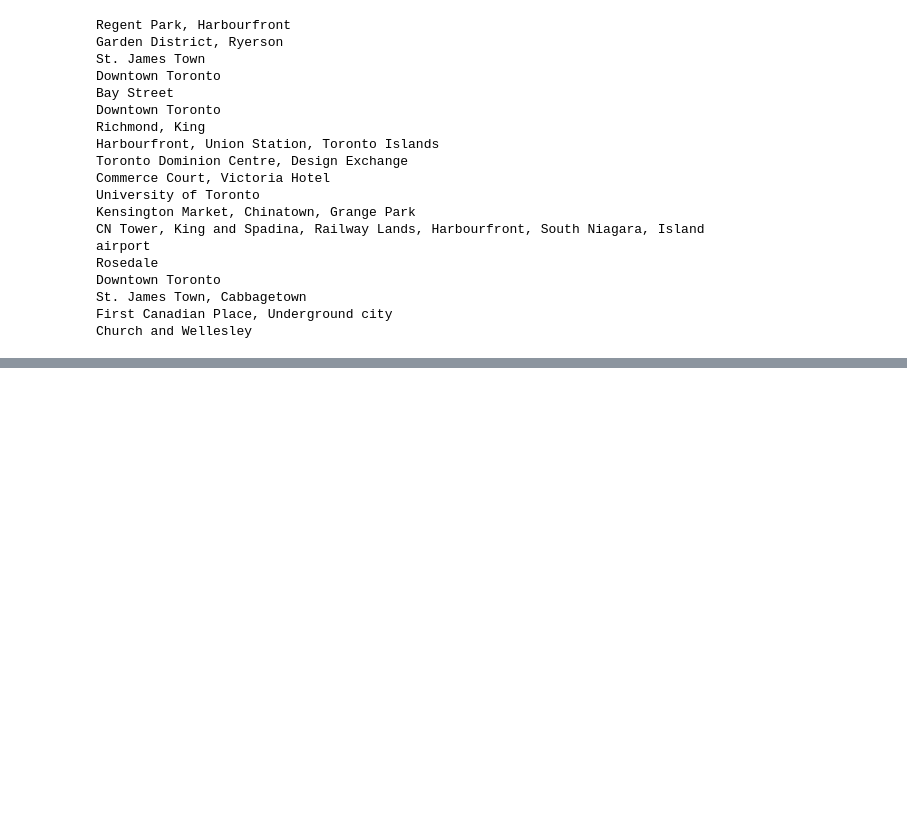
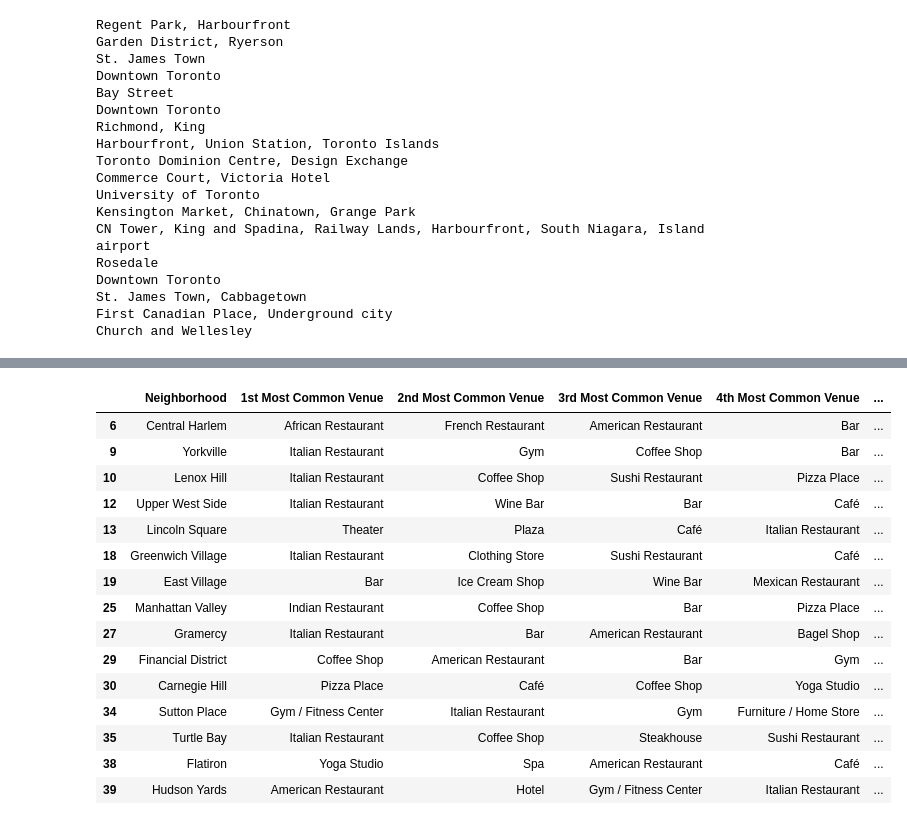
Before and after one commit to VishalCKava/Coursera_Capstone, a Jupyter notebook: CourseraCapstone.ipynb, the cells around one changed output, grey strips where cells are left out. Cells and saved outputs as stored; diff of their text form; code cells hidden in the pictures; blank space fills up the shorter version.

```diff
--- a/CourseraCapstone.ipynb
+++ b/CourseraCapstone.ipynb
@@ -585,0 +1031,21 @@ There are 209 uniques categories.
+# %%
+num_top_venues = 10
+
+indicators = ['st', 'nd', 'rd']
+
+# create columns according to number of top venues
+columns = ['Neighborhood']
+for ind in np.arange(num_top_venues):
+    try:
+        columns.append('{}{} Most Common Venue'.format(ind+1, indicators[ind]))
+    except:
+        columns.append('{}th Most Common Venue'.format(ind+1))
+
+# create a new dataframe
+neighborhoods_venues_sorted = pd.DataFrame(columns=columns)
+neighborhoods_venues_sorted['Neighborhood'] = manhattan_grouped['Neighborhood']
+
+for ind in np.arange(manhattan_grouped.shape[0]):
+    neighborhoods_venues_sorted.iloc[ind, 1:] = return_most_common_venues(manhattan_grouped.iloc[ind, :], num_top_venues)
+
+neighborhoods_venues_sorted.head()
@@ -585,0 +1059,11 @@ There are 209 uniques categories.
+# %%
+# set number of clusters
+kclusters = 5
+
+manhattan_grouped_clustering = manhattan_grouped.drop('Neighborhood', 1)
+
+# run k-means clustering
+kmeans = KMeans(n_clusters=kclusters, random_state=0).fit(manhattan_grouped_clustering)
+
+# check cluster labels generated for each row in the dataframe
+kmeans.labels_[0:10]
@@ -585,0 +1072,10 @@ There are 209 uniques categories.
+# %%
+# add clustering labels
+neighborhoods_venues_sorted.insert(0, 'Cluster Labels', kmeans.labels_)
+
+manhattan_merged = manhattan_data
+
+# merge toronto_grouped with toronto_data to add latitude/longitude for each neighborhood
+manhattan_merged = manhattan_merged.join(neighborhoods_venues_sorted.set_index('Neighborhood'), on='Neighborhood')
+
+manhattan_merged.head() # check the last columns!
@@ -585,0 +1115,19 @@ There are 209 uniques categories.
+# %%
+manhattan_merged.loc[manhattan_merged['Cluster Labels'] == 0, manhattan_merged.columns[[1] + list(range(5, manhattan_merged.shape[1]))]]
+# %% [output]
+|  | Neighborhood | 1st Most Common Venue | 2nd Most Common Venue | 3rd Most Common Venue | 4th Most Common Venue | ... |
+| 6 | Central Harlem | African Restaurant | French Restaurant | American Restaurant | Bar | ... |
+| 9 | Yorkville | Italian Restaurant | Gym | Coffee Shop | Bar | ... |
+| 10 | Lenox Hill | Italian Restaurant | Coffee Shop | Sushi Restaurant | Pizza Place | ... |
+| 12 | Upper West Side | Italian Restaurant | Wine Bar | Bar | Café | ... |
+| 13 | Lincoln Square | Theater | Plaza | Café | Italian Restaurant | ... |
+| 18 | Greenwich Village | Italian Restaurant | Clothing Store | Sushi Restaurant | Café | ... |
+| 19 | East Village | Bar | Ice Cream Shop | Wine Bar | Mexican Restaurant | ... |
+| 25 | Manhattan Valley | Indian Restaurant | Coffee Shop | Bar | Pizza Place | ... |
+| 27 | Gramercy | Italian Restaurant | Bar | American Restaurant | Bagel Shop | ... |
+| 29 | Financial District | Coffee Shop | American Restaurant | Bar | Gym | ... |
+| 30 | Carnegie Hill | Pizza Place | Café | Coffee Shop | Yoga Studio | ... |
+| 34 | Sutton Place | Gym / Fitness Center | Italian Restaurant | Gym | Furniture / Home Store | ... |
+| 35 | Turtle Bay | Italian Restaurant | Coffee Shop | Steakhouse | Sushi Restaurant | ... |
+| 38 | Flatiron | Yoga Studio | Spa | American Restaurant | Café | ... |
+| 39 | Hudson Yards | American Restaurant | Hotel | Gym / Fitness Center | Italian Restaurant | ... |
```
Also changed, not shown: parts of 55 cells of this notebook.
